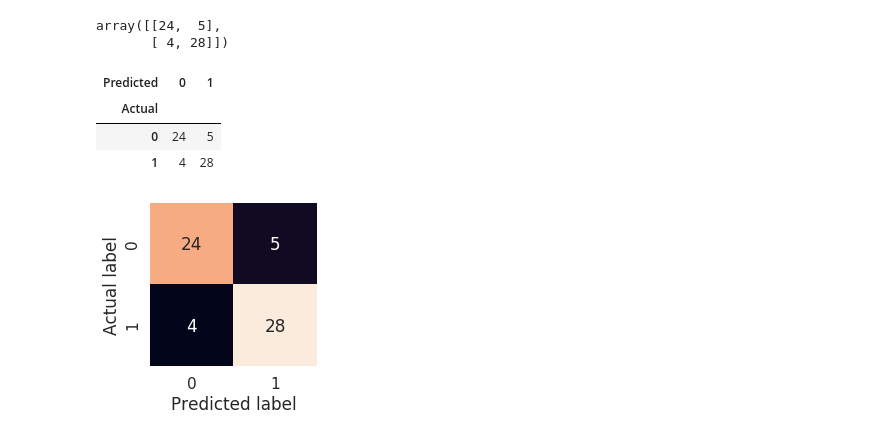
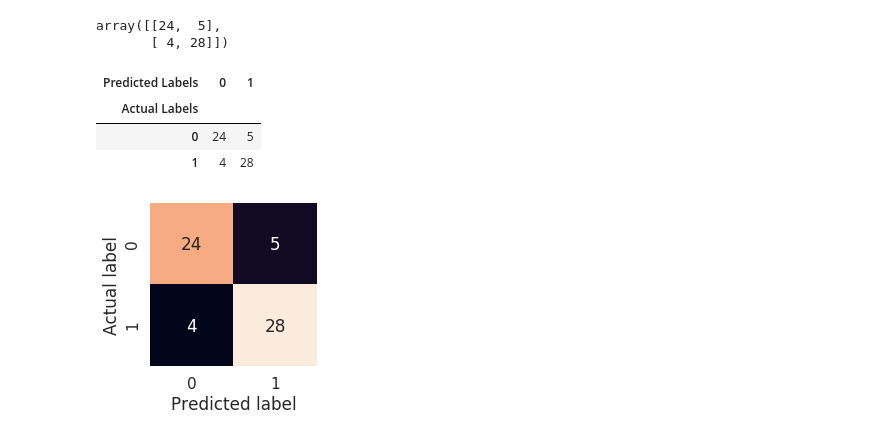
Before and after one commit to sophiabrandt/ZTM-Complete-Machine-Learning-Data-Science, a Jupyter notebook: notebooks/introduction-to-scikit-learn.ipynb, the cells around one changed output. Cells and saved outputs as stored; diff of their text form; code cells hidden in the pictures.

```diff
--- a/notebooks/introduction-to-scikit-learn.ipynb
+++ b/notebooks/introduction-to-scikit-learn.ipynb
@@ -1371,12 +1360,12 @@ array([[24,  5],
 # %%
 # Visualize confusion matrix with pd.crosstab()
 pd.crosstab(y_test,
             y_preds,
-            rownames=["Actual"],
-            colnames=["Predicted"])
+            rownames=["Actual Labels"],
+            colnames=["Predicted Labels"])
 # %% [output]
-| Predicted | 0 | 1 |
-| Actual |  |  |
+| Predicted Labels | 0 | 1 |
+| Actual Labels |  |  |
 | 0 | 24 | 5 |
 | 1 | 4 | 28 |
 # %%
```
Also changed, not shown: parts of 49 cells of this notebook, 10 other files.
